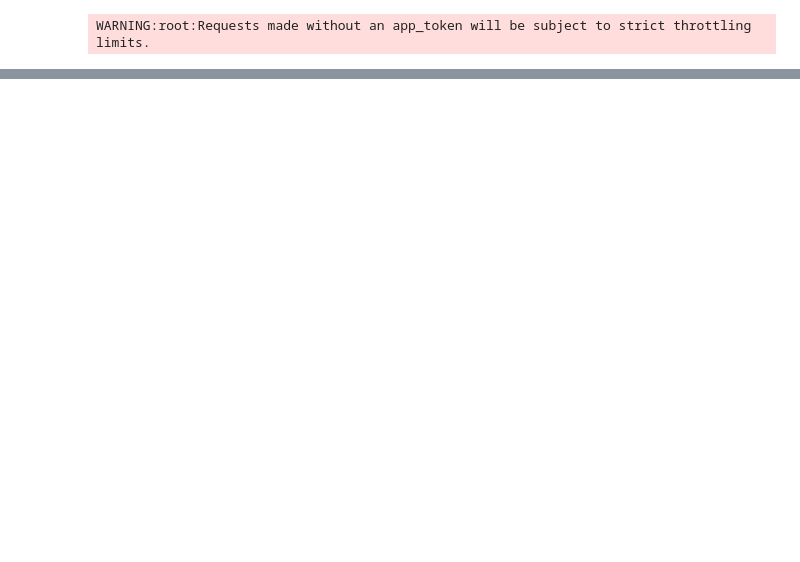
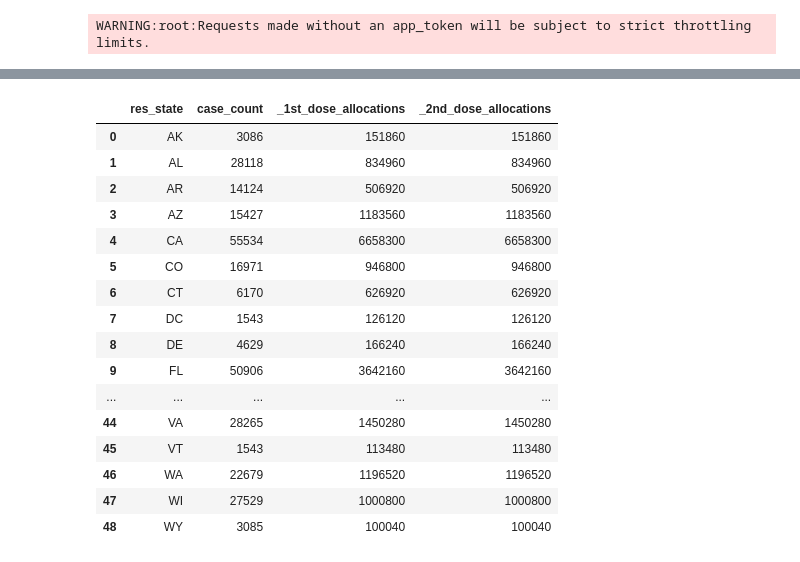
Before and after one commit to crebello711/Project_2, a Jupyter notebook: Joint_Notebook.ipynb, the cells around one changed output, grey strips where cells are left out. Saved outputs shown, nothing was run; the diff lists cells and outputs as text; code cells hidden in the pictures; blank space fills up the shorter version.

```diff
--- a/Joint_Notebook.ipynb
+++ b/Joint_Notebook.ipynb
@@ -132,0 +191,3 @@ Number of Unique Jurisdiction : 63
+# %%
+vaccines_merge_df = moderna_df.merge(pfizer_df, how="left")
+vaccines_merge_df.head()
@@ -132,0 +201,3 @@ Number of Unique Jurisdiction : 63
+# %%
+vaccines_merge_clean_df = vaccines_merge_df[["jurisdiction", "_1st_dose_allocations", "_2nd_dose_allocations"]]
+vaccines_merge_clean_df.head()
@@ -132,0 +211,3 @@ Number of Unique Jurisdiction : 63
+# %%
+total_jurisdictions = vaccines_merge_clean_df.groupby(['jurisdiction'])['_1st_dose_allocations', '_2nd_dose_allocations'].agg('sum').reset_index()
+total_jurisdictions.head()
@@ -132,0 +221,3 @@ Number of Unique Jurisdiction : 63
+# %%
+cases_and_vaccinations_df = cases_df.merge(total_jurisdictions, how="inner")
+cases_and_vaccinations_df.head()
@@ -132,0 +231,21 @@ Number of Unique Jurisdiction : 63
+# %%
+cases_and_vaccinations_clean_df = cases_and_vaccinations_df[["res_state", "case_count", "_1st_dose_allocations","_2nd_dose_allocations"]]
+cases_and_vaccinations_clean_df
+# %% [output]
+|  | res_state | case_count | _1st_dose_allocations | _2nd_dose_allocations |
+| 0 | AK | 3086 | 151860 | 151860 |
+| 1 | AL | 28118 | 834960 | 834960 |
+| 2 | AR | 14124 | 506920 | 506920 |
+| 3 | AZ | 15427 | 1183560 | 1183560 |
+| 4 | CA | 55534 | 6658300 | 6658300 |
+| 5 | CO | 16971 | 946800 | 946800 |
+| 6 | CT | 6170 | 626920 | 626920 |
+| 7 | DC | 1543 | 126120 | 126120 |
+| 8 | DE | 4629 | 166240 | 166240 |
+| 9 | FL | 50906 | 3642160 | 3642160 |
+| ... | ... | ... | ... | ... |
+| 44 | VA | 28265 | 1450280 | 1450280 |
+| 45 | VT | 1543 | 113480 | 113480 |
+| 46 | WA | 22679 | 1196520 | 1196520 |
+| 47 | WI | 27529 | 1000800 | 1000800 |
+| 48 | WY | 3085 | 100040 | 100040 |
```
Also changed, not shown: parts of 19 cells of this notebook, 1 other file.
